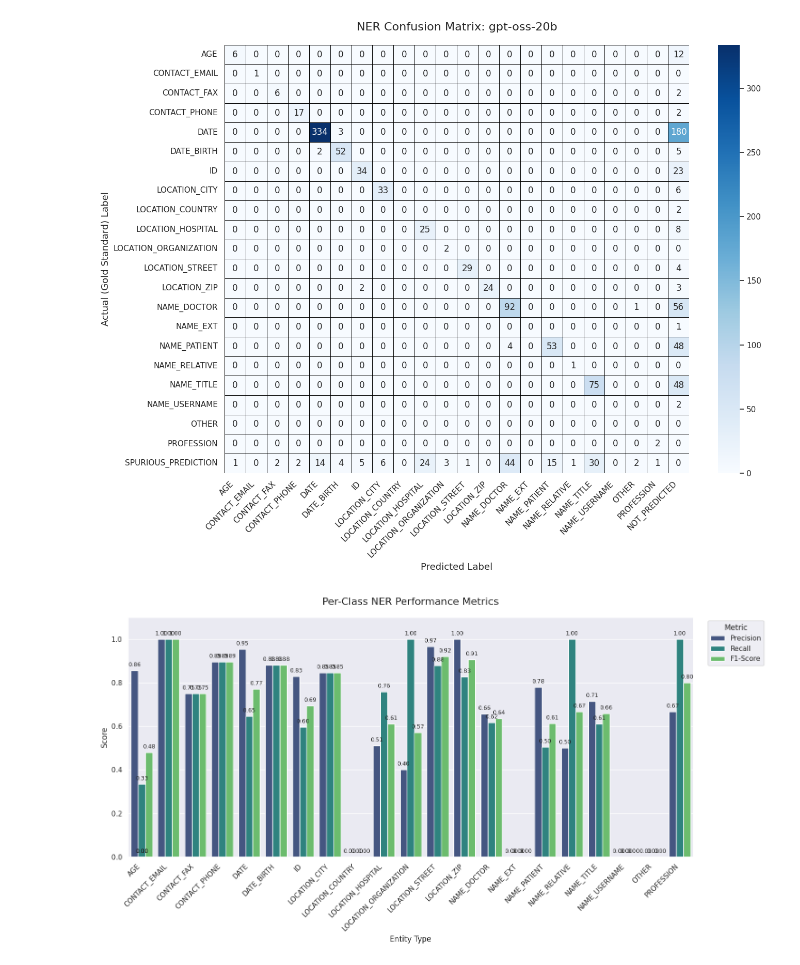
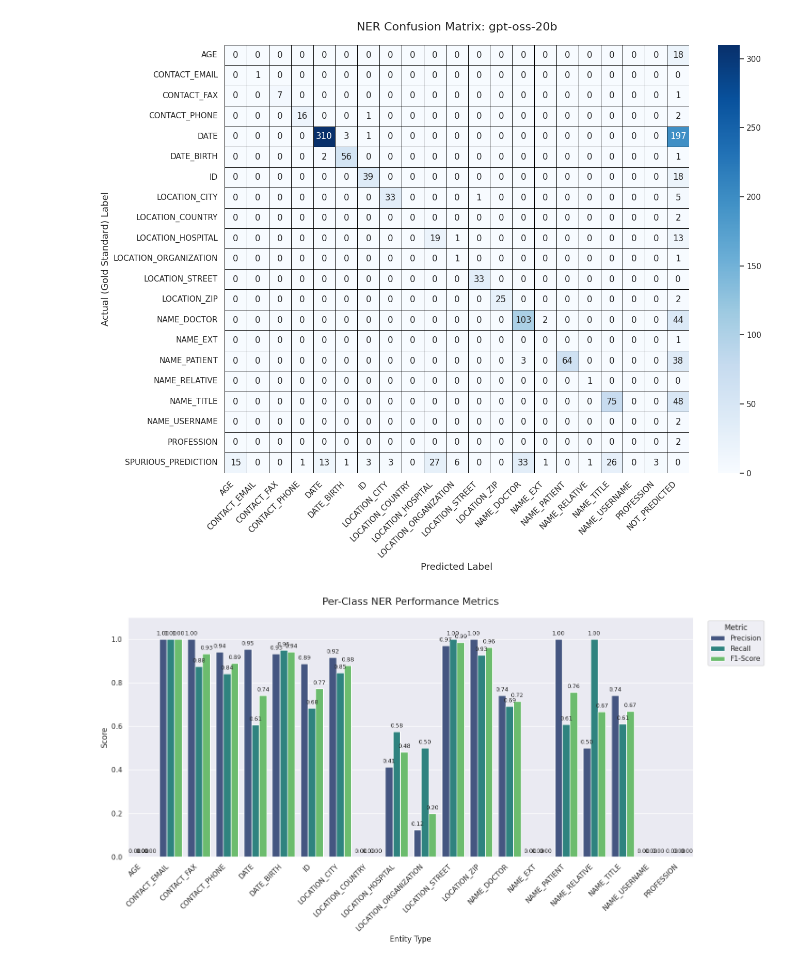
Before and after one commit to dieterich-lab/LLM_NER, a Jupyter notebook: NER_eval.ipynb, the cells around one changed output. Saved outputs shown, nothing was run; the diff lists cells and outputs as text; code cells hidden in the pictures.

```diff
--- a/NER_eval.ipynb
+++ b/NER_eval.ipynb
@@ -167,8 +153,11 @@ def evaluate_ner_performance(gold_standard_path, generated_path):
     }
 
 
-gold_dir = 'data/original_json'
-pred_dir = 'LLM_output/openai/gpt-oss-20b'
+gold_dir = 'data/fictive_json'
+pred_dir = 'LLM_output/openai/gpt-oss-20b/fictive'
+
+# gold_dir = 'data/original_json'
+# pred_dir = 'LLM_output/openai/gpt-oss-20b/original'
 
 # --- Aggregators for Corpus-Wide Stats ---
 corpus_tp = 0
@@ -277,6 +266,8 @@ Rows: True Labels, Columns: Predicted Labels
 # %%
 import matplotlib.pyplot as plt
 import seaborn as sns
+eval_folder = "eval_results/fictive"
+# eval_folder = "eval_results/original"
 
 # Plot a Colored Confusion Matrix Heatmap
 # We will use the 'df' DataFrame, but drop the 'TOTAL_GOLD' column for the plot
@@ -303,7 +294,7 @@ try:
     plt.tight_layout() # Ensure everything fits without overlapping
 
     # Save the figure to a file
-    plot_filename = os.path.join("eval_results", 'confusion_matrix_heatmap.png')
+    plot_filename = os.path.join(eval_folder, 'confusion_matrix_heatmap.png')
     plt.savefig(plot_filename)
 
     # Display the plot
@@ -342,33 +333,33 @@ try:
 
     # Add value labels on top of each bar
     for p in barplot.patches:
         barplot.annotate(
             format(p.get_height(), '.2f'),
             (p.get_x() + p.get_width() / 2., p.get_height()),
             ha = 'center',
             va = 'center',
             xytext = (0, 9),
             textcoords = 'offset points',
             fontsize=9
         )
 
     plt.ylim(0, 1.1) # Set y-axis limit to go up to 1.1 for label spacing
     plt.title('Per-Class NER Performance Metrics', fontsize=16, pad=20)
     plt.xlabel('Entity Type', fontsize=12)
     plt.ylabel('Score', fontsize=12)
     plt.xticks(rotation=45, ha='right')
     plt.legend(title='Metric', bbox_to_anchor=(1.02, 1), loc='upper left')
     plt.tight_layout()
 
     # Save the figure to a file
-    barchart_filename = os.path.join("eval_results", 'per_class_metrics_barchart.png')
+    barchart_filename = os.path.join(eval_folder, 'per_class_metrics_barchart.png')
     plt.savefig(barchart_filename)
 
     # Display the plot
     plt.show()
 
 except Exception as e:
     print(f"\nCould not generate the per-class metrics plot. Error: {e}")
 # %% [output]
-[figure, old version]
+[figure, new version]
-[figure, old version]
+[figure, new version]
```
Also changed, not shown: parts of 5 cells of this notebook, 1 other file.
